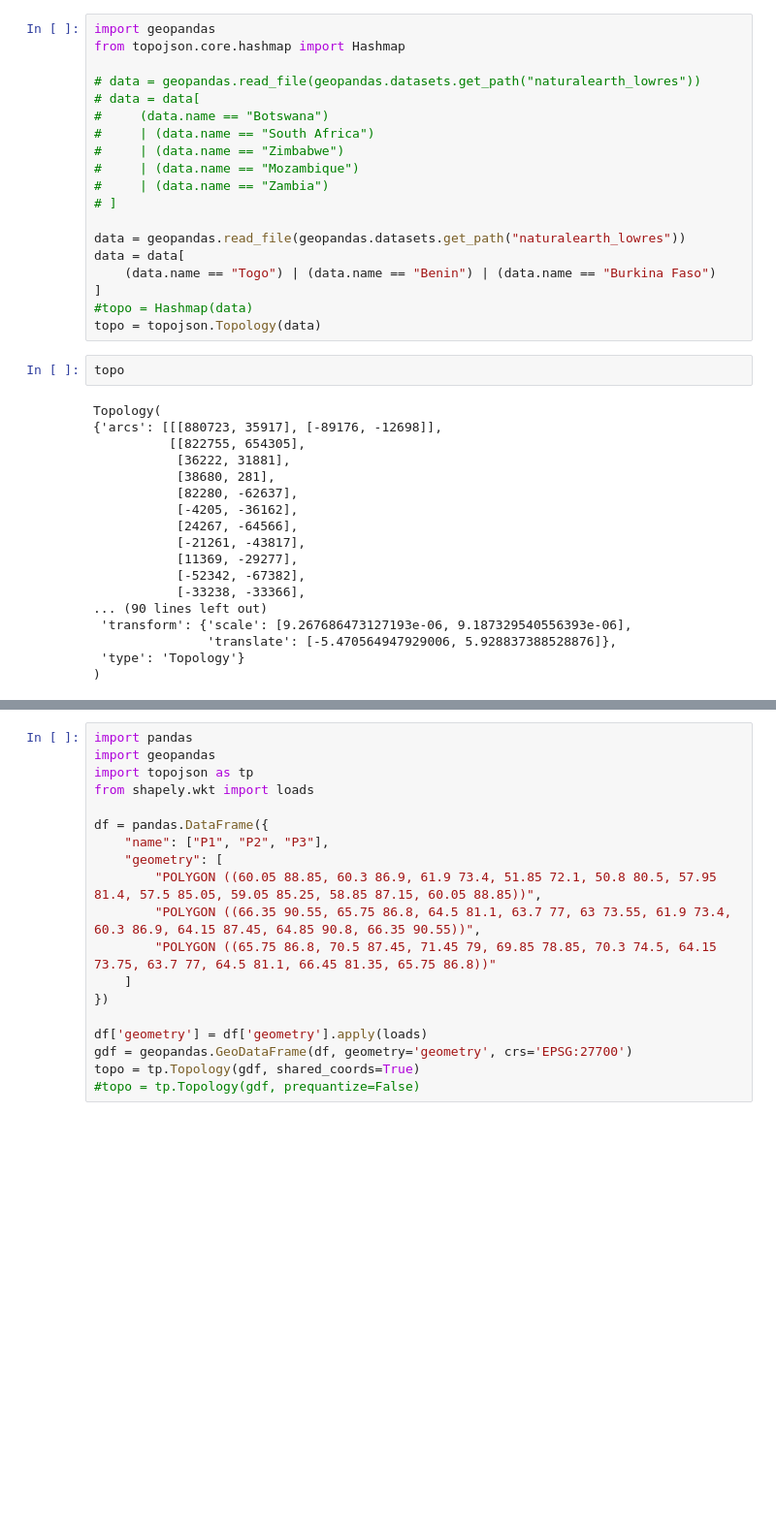
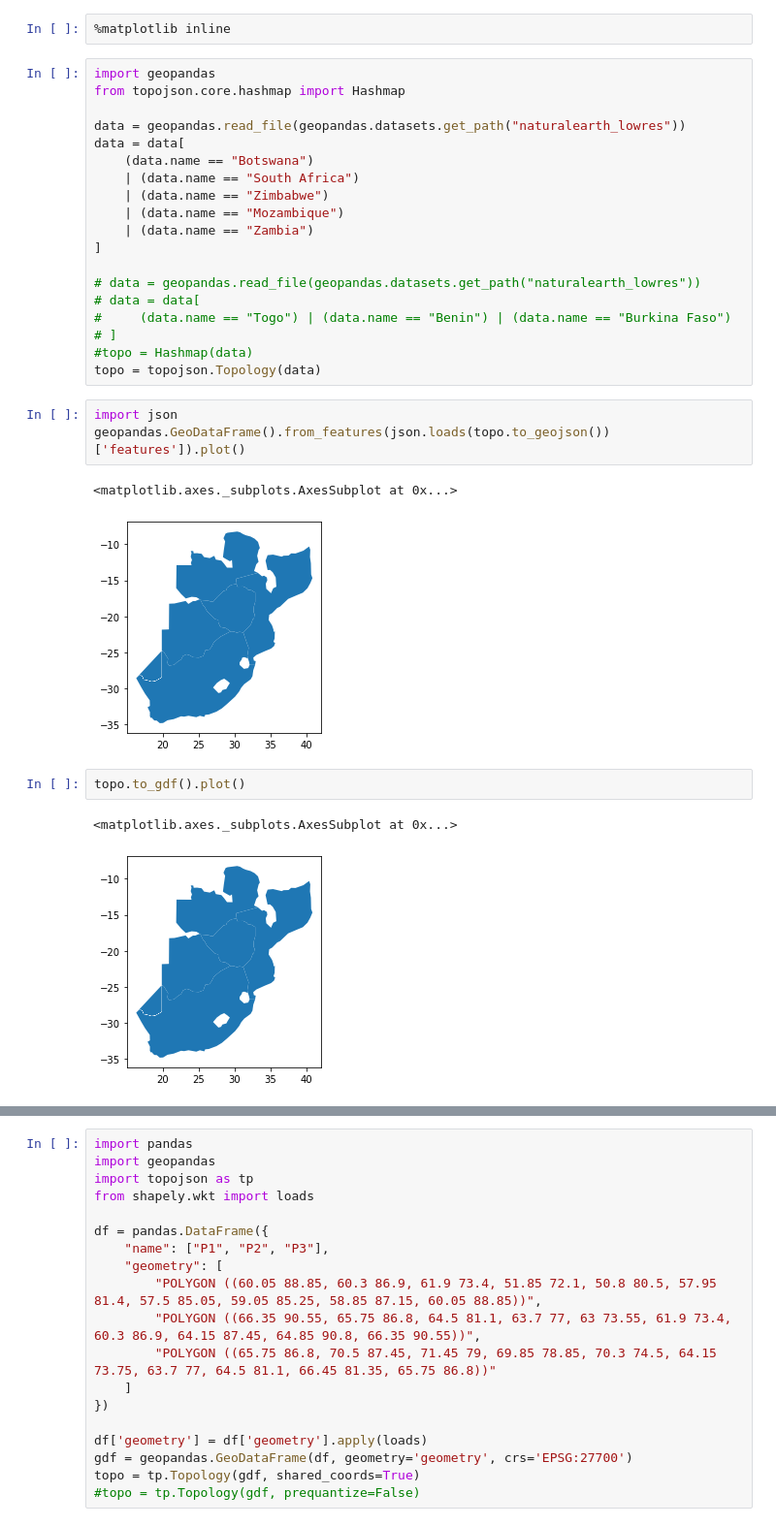
Before and after one commit to mattijn/topojson, a Jupyter notebook: Untitled.ipynb, the cells around one changed output, grey strips where cells are left out. Shown at 97% size. Drawn from its saved outputs; the diff is of its cells as text; blank space fills up the shorter version.

```diff
--- a/Untitled.ipynb
+++ b/Untitled.ipynb
@@ -27,42 +27,35 @@ data = {
 topojson.Topology(data, shared_coords=True).to_alt()
 # %% [output]
 [interactive output not drawn]
+# %%
+%matplotlib inline
 # %%
 import geopandas
 from topojson.core.hashmap import Hashmap
 
+data = geopandas.read_file(geopandas.datasets.get_path("naturalearth_lowres"))
+data = data[
+    (data.name == "Botswana")
+    | (data.name == "South Africa")
+    | (data.name == "Zimbabwe")
+    | (data.name == "Mozambique")
+    | (data.name == "Zambia")
+]
+
 # data = geopandas.read_file(geopandas.datasets.get_path("naturalearth_lowres"))
 # data = data[
-#     (data.name == "Botswana")
-#     | (data.name == "South Africa")
-#     | (data.name == "Zimbabwe")
-#     | (data.name == "Mozambique")
-#     | (data.name == "Zambia")
+#     (data.name == "Togo") | (data.name == "Benin") | (data.name == "Burkina Faso")
 # ]
-
-data = geopandas.read_file(geopandas.datasets.get_path("naturalearth_lowres"))
-data = data[
-    (data.name == "Togo") | (data.name == "Benin") | (data.name == "Burkina Faso")
-]
 #topo = Hashmap(data)
 topo = topojson.Topology(data)
+# %%
+import json
+geopandas.GeoDataFrame().from_features(json.loads(topo.to_geojson())['features']).plot()
+# %% [output]
+<matplotlib.axes._subplots.AxesSubplot at 0x...>
+[figure, added]
 # %%
-topo
+topo.to_gdf().plot()
 # %% [output]
-Topology(
-{'arcs': [[[880723, 35917], [-89176, -12698]],
-          [[822755, 654305],
-           [36222, 31881],
-           [38680, 281],
-           [82280, -62637],
-           [-4205, -36162],
-           [24267, -64566],
-           [-21261, -43817],
-           [11369, -29277],
-           [-52342, -67382],
-           [-33238, -33366],
-... (90 lines left out)
- 'transform': {'scale': [9.267686473127193e-06, 9.187329540556393e-06],
-               'translate': [-5.470564947929006, 5.928837388528876]},
- 'type': 'Topology'}
-)
+<matplotlib.axes._subplots.AxesSubplot at 0x...>
+[figure, added]
```
Also changed, not shown: parts of 4 cells of this notebook, 1 other file.
